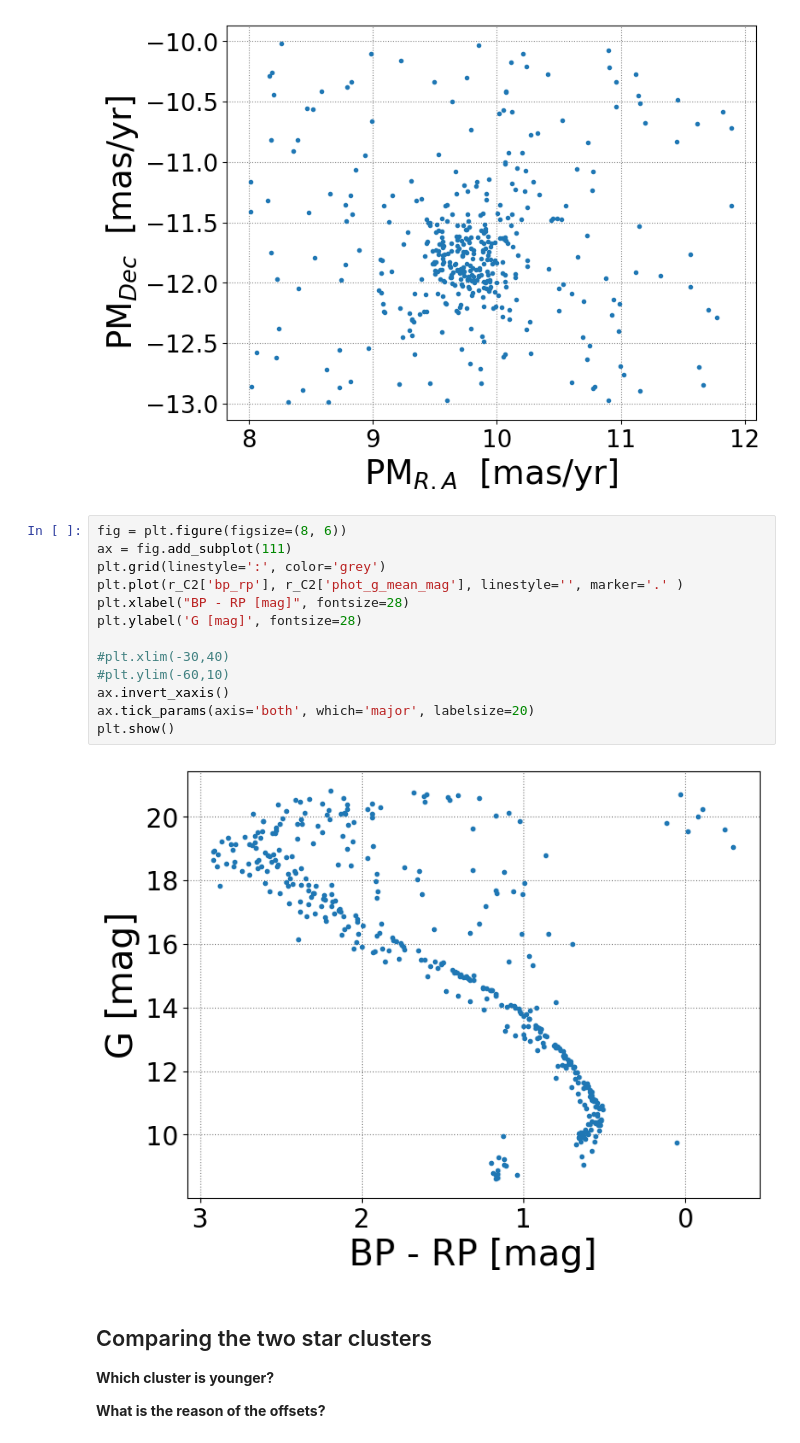
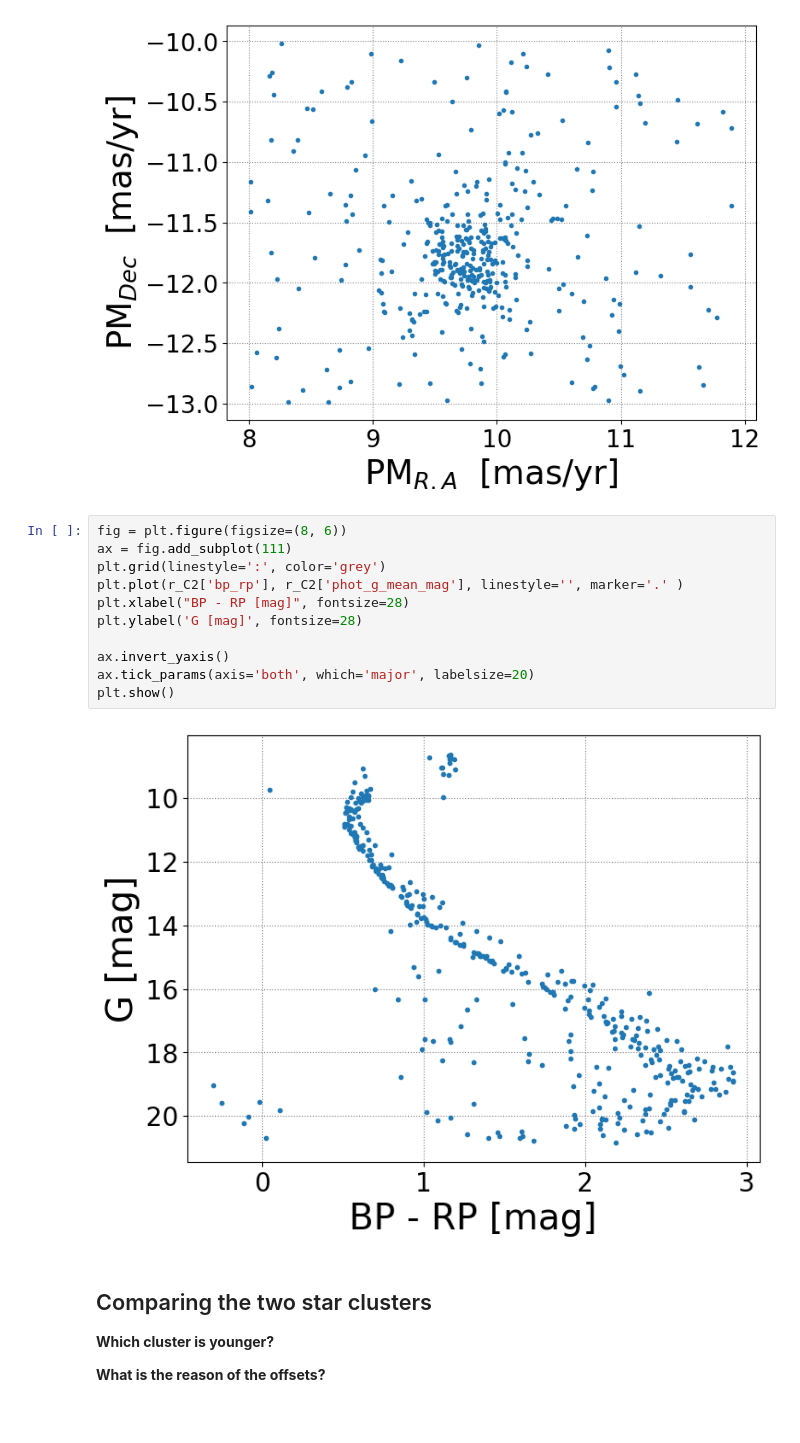
Before and after one commit to helgadenes/Astrophysics_yachay, a Jupyter notebook: python_tutorials/HR-diagram/Pleiades_proper_motion.ipynb, the cells around one changed output. Cells and saved outputs as stored; diff of their text form.

```diff
--- a/python_tutorials/HR-diagram/Pleiades_proper_motion.ipynb
+++ b/python_tutorials/HR-diagram/Pleiades_proper_motion.ipynb
@@ -317,18 +310,16 @@ plt.show()
 # %%
 fig = plt.figure(figsize=(8, 6))
 ax = fig.add_subplot(111)
 plt.grid(linestyle=':', color='grey')
 plt.plot(r_C2['bp_rp'], r_C2['phot_g_mean_mag'], linestyle='', marker='.' )
 plt.xlabel("BP - RP [mag]", fontsize=28)
 plt.ylabel('G [mag]', fontsize=28)
 
-#plt.xlim(-30,40)
-#plt.ylim(-60,10)
-ax.invert_xaxis()
+ax.invert_yaxis()
 ax.tick_params(axis='both', which='major', labelsize=20)
 plt.show()
 # %% [output]
-[figure, old version]
+[figure, new version]
 # %% [markdown]
 ## Comparing the two star clusters
 
```
Also changed, not shown: parts of 9 cells of this notebook, 4 other files.
